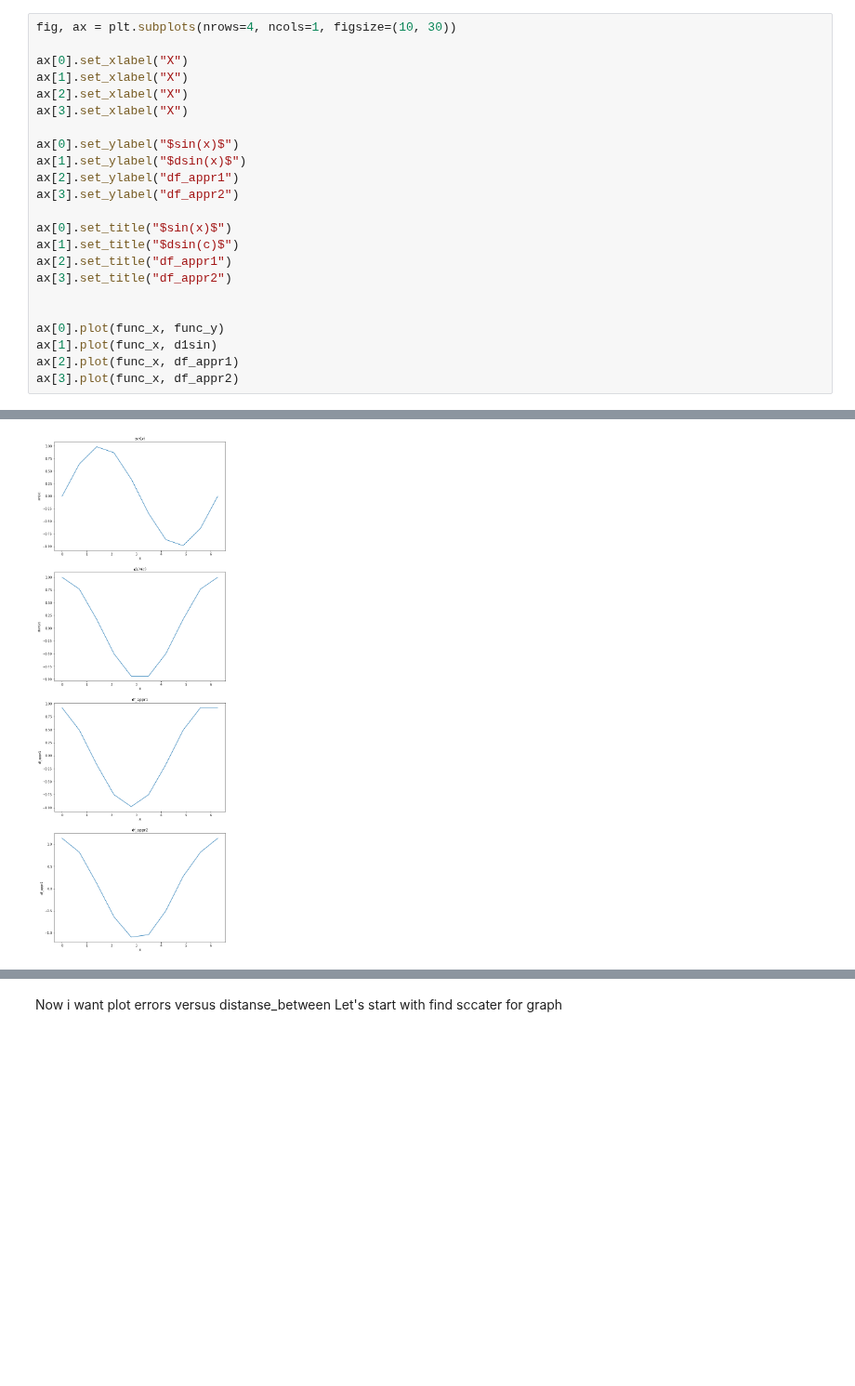
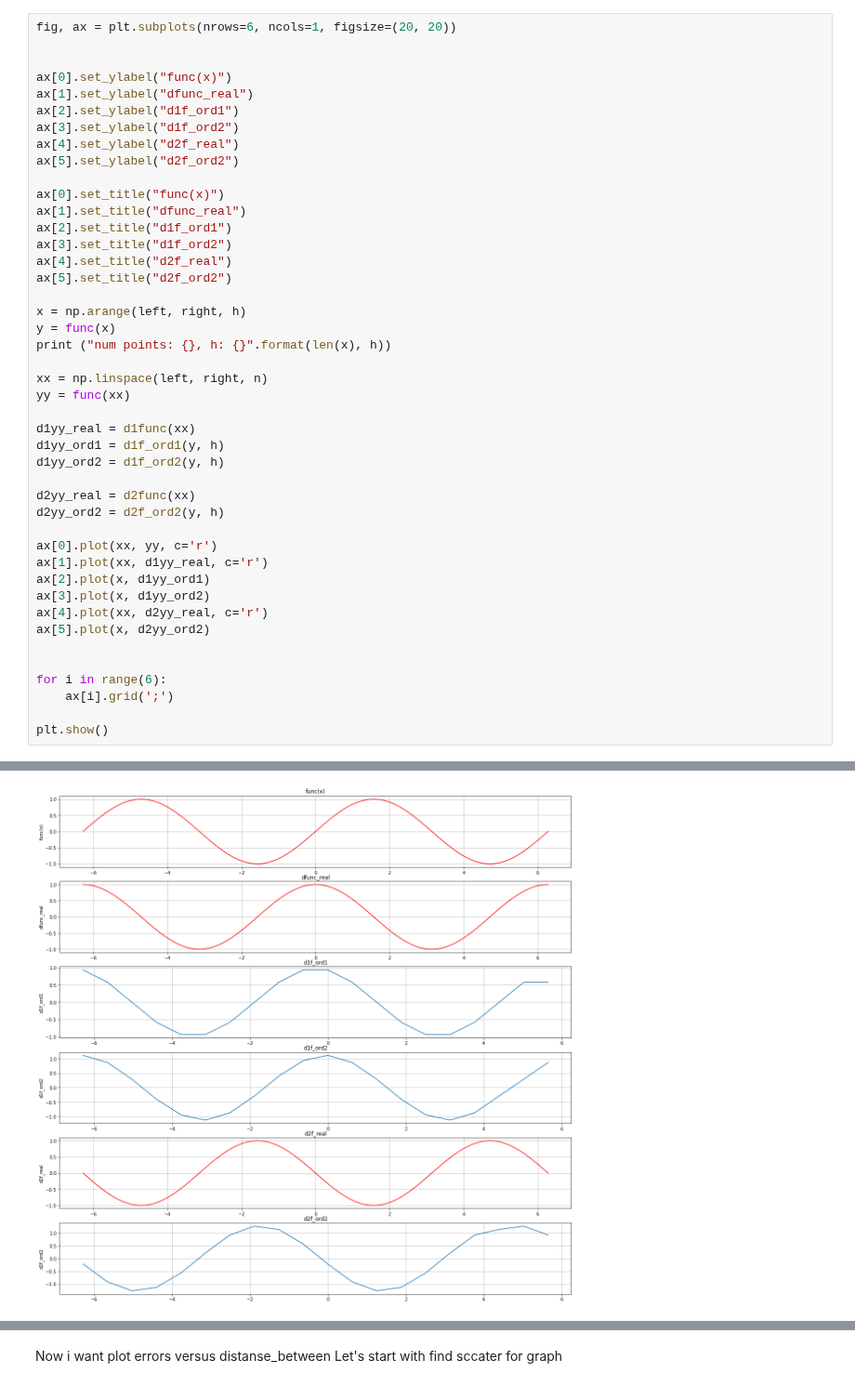
Before and after one commit to Kalik-Kun/MathCalcData, a Jupyter notebook: Lab1.ipynb, the cells around one changed output, grey strips where cells are left out. Shown at 93% size. Saved outputs shown, nothing was run; the diff lists cells and outputs as text; blank space fills up the shorter version.

```diff
--- a/Lab1.ipynb
+++ b/Lab1.ipynb
@@ -72,24 +120,45 @@ How you can see graphs similar
 # %%
-fig, ax = plt.subplots(nrows=4, ncols=1, figsize=(10, 30))
-
-ax[0].set_xlabel("X")
-ax[1].set_xlabel("X")
-ax[2].set_xlabel("X")
-ax[3].set_xlabel("X")
-
-ax[0].set_ylabel("$sin(x)$")
-ax[1].set_ylabel("$dsin(x)$")
-ax[2].set_ylabel("df_appr1")
-ax[3].set_ylabel("df_appr2")
-
-ax[0].set_title("$sin(x)$")
-ax[1].set_title("$dsin(c)$")
-ax[2].set_title("df_appr1")
-ax[3].set_title("df_appr2")
+fig, ax = plt.subplots(nrows=6, ncols=1, figsize=(20, 20))
 
 
-ax[0].plot(func_x, func_y)
-ax[1].plot(func_x, d1sin)
-ax[2].plot(func_x, df_appr1)
-ax[3].plot(func_x, df_appr2)
+ax[0].set_ylabel("func(x)")
+ax[1].set_ylabel("dfunc_real")
+ax[2].set_ylabel("d1f_ord1")
+ax[3].set_ylabel("d1f_ord2")
+ax[4].set_ylabel("d2f_real")
+ax[5].set_ylabel("d2f_ord2")
+
+ax[0].set_title("func(x)")
+ax[1].set_title("dfunc_real")
+ax[2].set_title("d1f_ord1")
+ax[3].set_title("d1f_ord2")
+ax[4].set_title("d2f_real")
+ax[5].set_title("d2f_ord2")
+
+x = np.arange(left, right, h)
+y = func(x)
+print ("num points: {}, h: {}".format(len(x), h))
+
+xx = np.linspace(left, right, n)
+yy = func(xx)
+
+d1yy_real = d1func(xx)
+d1yy_ord1 = d1f_ord1(y, h)
+d1yy_ord2 = d1f_ord2(y, h)
+
+d2yy_real = d2func(xx)
+d2yy_ord2 = d2f_ord2(y, h)
+
+ax[0].plot(xx, yy, c='r')
+ax[1].plot(xx, d1yy_real, c='r')
+ax[2].plot(x, d1yy_ord1)
+ax[3].plot(x, d1yy_ord2)
+ax[4].plot(xx, d2yy_real, c='r')
+ax[5].plot(x, d2yy_ord2)
+
+
+for i in range(6):
+    ax[i].grid(';')
+
+plt.show()
 # %% [output]
@@ -97 +166 @@ ax[3].plot(func_x, df_appr2)
-[figure, old version]
+[figure, new version]
```
Also changed, not shown: parts of 33 cells of this notebook, 1 other file.
